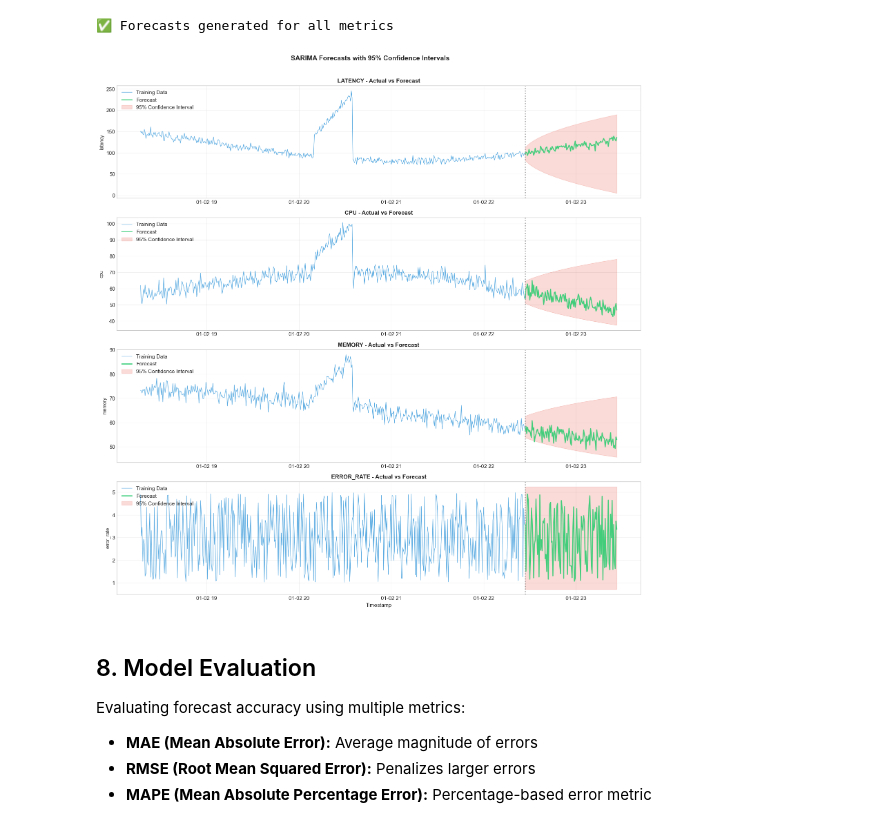
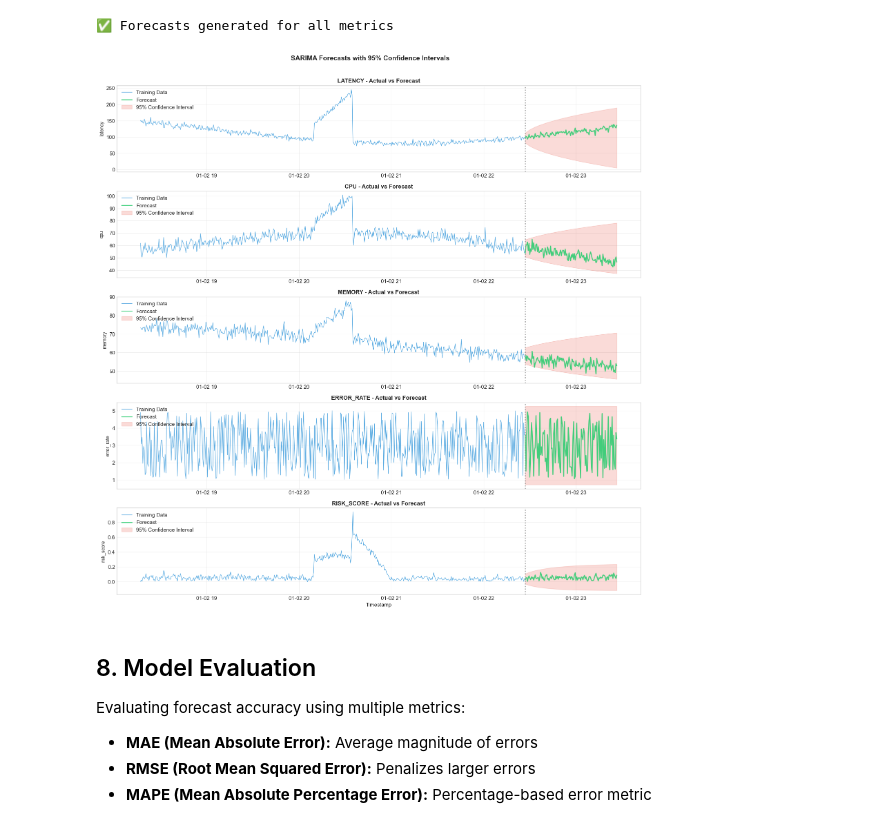
Before and after one commit to Jaga0001/Atom, a Jupyter notebook: training_data/training_model.ipynb, the cells around one changed output. Drawn from its saved outputs; the diff is of its cells as text; code cells hidden in the pictures.

Commit message:
feat:add risk score

```diff
--- a/training_data/training_model.ipynb
+++ b/training_data/training_model.ipynb
@@ -113,7 +113,7 @@ dtype: int64
 ## 3. Exploratory Data Analysis (EDA)
 Understanding the distribution and characteristics of our target metrics.
 # %%
-TARGET_METRICS = ["latency", "cpu", "memory", "error_rate", "risk"]
+TARGET_METRICS = ["latency", "cpu", "memory", "error_rate", "risk_score"]
 
 # Statistical summary
 print("📈 Statistical Summary of Target Metrics:")
@@ -136,7 +136,7 @@ df[TARGET_METRICS].describe().round(3)
 fig, axes = plt.subplots(2, 2, figsize=(14, 8))
 axes = axes.flatten()
 
-colors = ['#3498db', '#e74c3c', '#2ecc71', '#9b59b6']
+colors = ['#3498db', '#e74c3c', '#2ecc71', '#9b59b6', '#9b59b6']
 
 for i, col in enumerate(TARGET_METRICS):
     axes[i].hist(df[col], bins=50, color=colors[i], alpha=0.7, edgecolor='black')
@@ -369,7 +370,7 @@ print("✅ Forecasts generated for all metrics")
 ✅ Forecasts generated for all metrics
 # %%
 # Individual forecast plots with confidence intervals
-fig, axes = plt.subplots(4, 1, figsize=(16, 16))
+fig, axes = plt.subplots(5, 1, figsize=(16, 16))
 
 for i, col in enumerate(TARGET_METRICS):
     ax = axes[i]
@@ -379,34 +380,34 @@ for i, col in enumerate(TARGET_METRICS):
     ax.plot(train_plot.index, train_plot.values,
             color='#3498db', linewidth=1, label='Training Data', alpha=0.8)
 
     # Plot actual test data
     ax.plot(test_data[col].index, test_data[col].values,
             color='#2ecc71', linewidth=2, label='Forecast', alpha=0.9)
 
 
 
     # Plot confidence interval
     ax.fill_between(
         confidence_intervals[col].index,
         confidence_intervals[col]['lower'],
         confidence_intervals[col]['upper'],
         color='#e74c3c', alpha=0.2, label='95% Confidence Interval'
     )
 
     # Vertical line at forecast start
     ax.axvline(x=test_data[col].index[0], color='gray', linestyle=':', linewidth=2, alpha=0.7)
 
     ax.set_title(f'{col.upper()} - Actual vs Forecast', fontsize=12, fontweight='bold')
     ax.set_ylabel(col, fontsize=10)
     ax.legend(loc='upper left')
     ax.grid(True, alpha=0.3)
 
 axes[-1].set_xlabel('Timestamp', fontsize=11)
 plt.suptitle('SARIMA Forecasts with 95% Confidence Intervals', fontsize=14, fontweight='bold', y=1.01)
 plt.tight_layout()
 plt.show()
 # %% [output]
-[figure, old version]
+[figure, new version]
 # %% [markdown]
 ## 8. Model Evaluation
 
```
Also changed, not shown: parts of 7 cells of this notebook, 1 other file.
